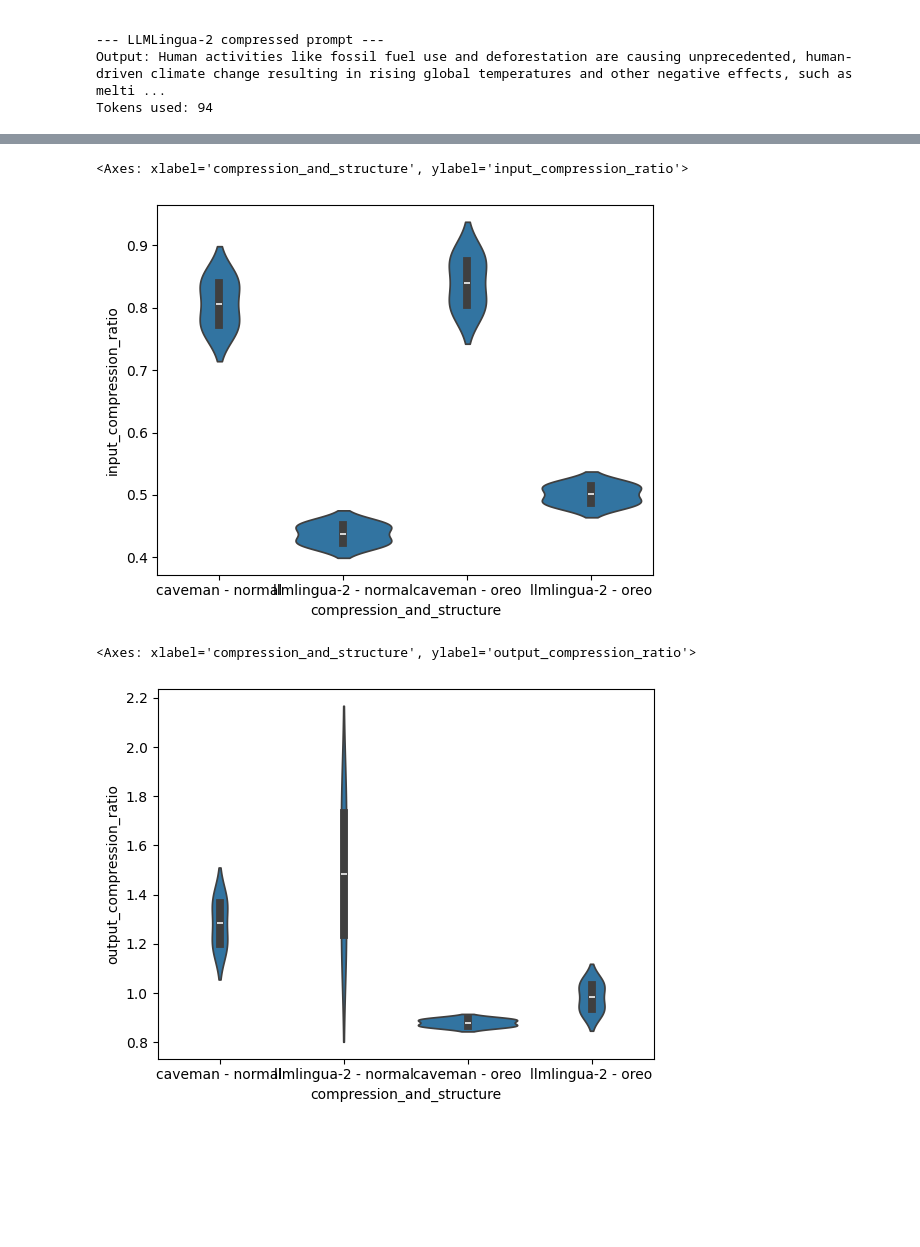
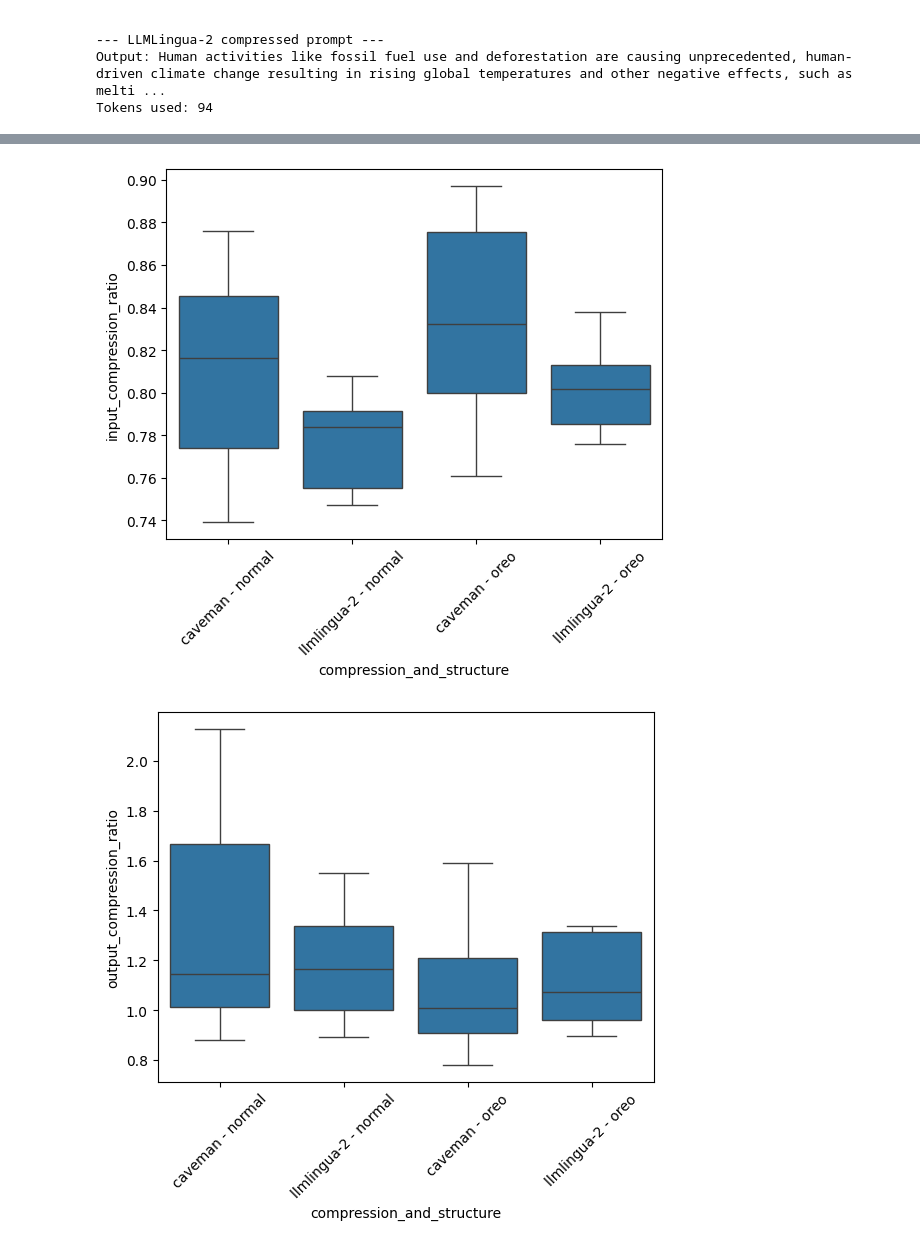
Before and after one commit to DEFRA/ai-spike-token-optimisation, a Jupyter notebook: compressors_testing.ipynb, the cells around one changed output, grey strips where cells are left out. Saved outputs shown, nothing was run; the diff lists cells and outputs as text; code cells hidden in the pictures; blank space fills up the shorter version.

```diff
--- a/compressors_testing.ipynb
+++ b/compressors_testing.ipynb
@@ -489,7 +644,9 @@ LLMLingua-2 - Oreo Prompt. (157 Tokens):
 # %%
 def calculate_metrics(control_prompt: str, control_response: str,
                       test_prompt: str, test_response: str,
-                      method: str, prompt_structure: str) -> dict:
+                      method: str, prompt_structure: str,
+                      prompt_id: str, compression: float = 1) -> dict:
+
     """Calculate metrics for compressed prompts and responses compared to control."""
     #Quantitative Metrics (Prompt)
     control_n_input_tokens = len(word_tokenize(control_prompt.lower()))
@@ -505,9 +662,6 @@ def calculate_metrics(control_prompt: str, control_response: str,
     meteor_score = calculate_meteor(control_response, test_response)
     bertscore = calculate_bertscore(control_response, test_response)
 
-    #prompt ID:
-    prompt_id = ' '.join(test_prompt.split(' ')[:5])
-
     return [{
         'prompt_id': prompt_id,
         'compression_method': method,
@@ -519,7 +673,8 @@ def calculate_metrics(control_prompt: str, control_response: str,
         'test_n_output_tokens': test_n_output_tokens,
         'output_compression_ratio': output_compression_ratio,
         'quality_metric': 'meteor',
-        'score': meteor_score['score']},
+        'score': meteor_score['score'],
+        'compression': compression},
         {
         'prompt_id': prompt_id,
         'compression_method': method,
@@ -531,7 +686,8 @@ def calculate_metrics(control_prompt: str, control_response: str,
         'test_n_output_tokens': test_n_output_tokens,
         'output_compression_ratio': output_compression_ratio,
         'quality_metric': 'bertscore',
-        'score': bertscore['score']}
+        'score': bertscore['score'],
+        'compression': compression}
         ]
 # %%
 from meteor_scorer import (
@@ -540,16 +696,14 @@ from meteor_scorer import (
 )
 from bertscore_scorer import calculate_bertscore
 
-
 setup_nltk_resources()
-
 full_results = []
 
 for prompt in prompts:
-    print(prompt)
 
     full_prompt = prompt["system_instructions"] + "\n" + prompt["content"] + "\n" + prompt["query"]
-
+    #prompt ID:
+    prompt_id = ' '.join(full_prompt.split(' ')[:5])
     # Control Results
     control_response = send_prompt(client, full_prompt)
 
@@ -558,19 +712,16 @@ for prompt in prompts:
     normal_caveman_response = send_prompt(client, normal_caveman_compressed_prompt)
     caveman_normal_metrics = calculate_metrics(control_prompt=full_prompt, control_response=control_response,
                                                test_prompt=normal_caveman_compressed_prompt, test_response=normal_caveman_response,
-                                               method='caveman', prompt_structure='normal')
+                                               method='caveman', prompt_structure='normal', prompt_id=prompt_id)
     full_results.extend(caveman_normal_metrics)
-    print('caveman normal')
 
     #Compressed Results - LLMLingua-2 (Non-Oreo)
-    normal_llmlingua_compressed_prompt = LLMlingua_compress(full_prompt, rate=0.5)
+    normal_llmlingua_compressed_prompt = LLMlingua_compress(full_prompt, rate=0.8)
     normal_llmlingua_response = send_prompt(client, normal_llmlingua_compressed_prompt)
     llmlingua_normal_metrics = calculate_metrics(control_prompt=full_prompt, control_response=control_response,
                                                test_prompt=normal_llmlingua_compressed_prompt, test_response=normal_llmlingua_response,
-                                               method='llmlingua-2', prompt_structure='normal')
+                                               method='llmlingua-2', prompt_structure='normal', prompt_id=prompt_id)
     full_results.extend(llmlingua_normal_metrics)
-    print('llm lingua normal')
-
 
     #Oreo Caveman
     oreo_caveman_compressed_content = caveman_compressor(prompt["content"], stopwords)
@@ -578,16 +729,14 @@ for prompt in prompts:
     oreo_caveman_response = send_prompt(client, caveman_compressed_prompt)
     caveman_oreo_metrics = calculate_metrics(control_prompt=full_prompt, control_response=control_response,
                                                test_prompt=caveman_compressed_prompt, test_response=oreo_caveman_response,
-                                               method='caveman', prompt_structure='oreo')
+                                               method='caveman', prompt_structure='oreo', prompt_id=prompt_id)
     full_results.extend(caveman_oreo_metrics)
-    print('caveman oreo')
 
     #Oreo LLMLingua-2
-    oreo_llmlingua_compressed_content = LLMlingua_compress(prompt["content"], rate=0.5)
+    oreo_llmlingua_compressed_content = LLMlingua_compress(prompt["content"], rate=0.8)
     llmlingua_compressed_prompt = prompt["system_instructions"] + "\n" + oreo_llmlingua_compressed_content + "\n" + prompt["query"]
     oreo_llmlingua_response = send_prompt(client, llmlingua_compressed_prompt)
     llmlingua_oreo_metrics = calculate_metrics(control_prompt=full_prompt, control_response=control_response,
                                                test_prompt=llmlingua_compressed_prompt, test_response=oreo_llmlingua_response,
-                                               method='llmlingua-2', prompt_structure='oreo')
+                                               method='llmlingua-2', prompt_structure='oreo', prompt_id=prompt_id)
     full_results.extend(llmlingua_oreo_metrics)
-    print('llm lingua oreo')
@@ -661,12 +804,14 @@ df.groupby(['prompt_structure', 'compression_method'])['input_compression_ratio'
 # %%
 df['compression_and_structure'] = df['compression_method'] + ' - ' + df['prompt_structure']
 
-sns.violinplot(data=df, x='compression_and_structure', y='input_compression_ratio')
+sns.boxplot(data=df, x='compression_and_structure', y='input_compression_ratio')
+plt.xticks(rotation=45)
+plt.show()
 # %% [output]
-<Axes: xlabel='compression_and_structure', ylabel='input_compression_ratio'>
-[figure, old version]
+[figure, new version]
 # %%
-sns.violinplot(data=df, x='compression_and_structure', y='output_compression_ratio')
+sns.boxplot(data=df, x='compression_and_structure', y='output_compression_ratio')
+plt.xticks(rotation=45)
+plt.show()
 # %% [output]
-<Axes: xlabel='compression_and_structure', ylabel='output_compression_ratio'>
-[figure, old version]
+[figure, new version]
```
Also changed, not shown: parts of 18 cells of this notebook.
